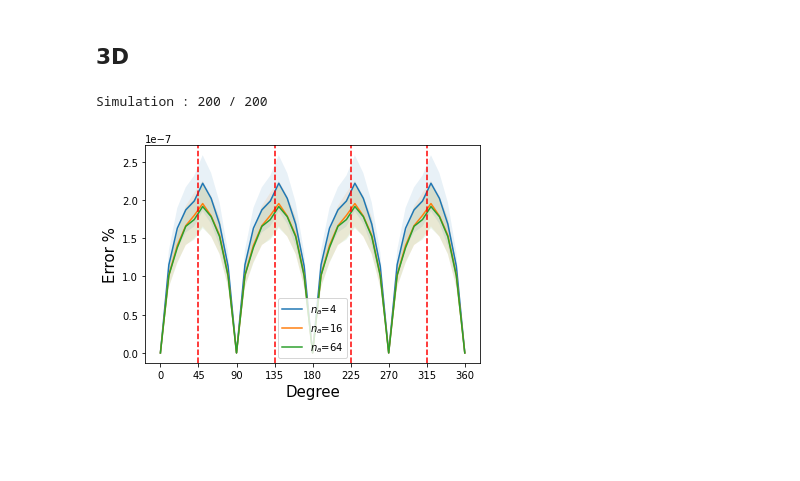
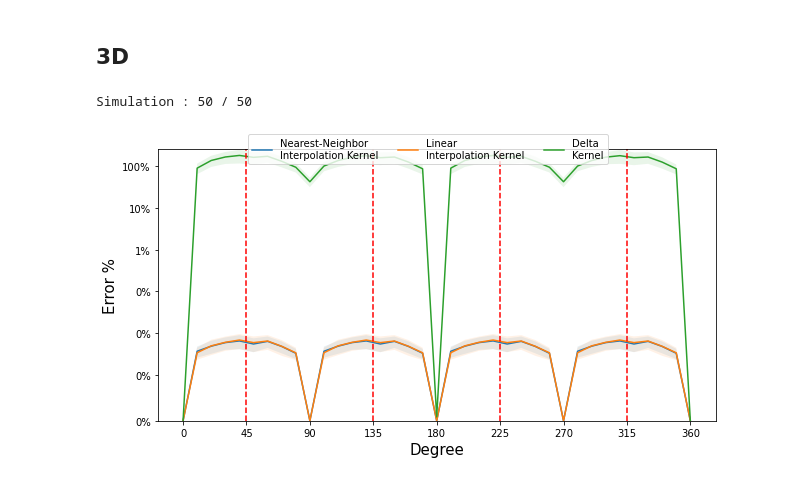
Before and after one commit to SoumyabrataKundu/Steerable, a Jupyter notebook: Plots.ipynb, the cells around one changed output. Drawn from its saved outputs; the diff is of its cells as text; code cells hidden in the pictures; blank space fills up the shorter version.

```diff
--- a/Plots.ipynb
+++ b/Plots.ipynb
@@ -180,9 +184,9 @@ plt.show()
 # %%
 # Model
 class Model(torch.nn.Module):
-    def __init__(self, n_angle, interpolation_type) -> None:
+    def __init__(self, interpolation_type) -> None:
         super().__init__()
-
+        n_angle = 256
         self.network = torch.nn.Sequential(
             snn.SE3Conv(1, [4,4], 5, n_angle=n_angle, padding='same', interpolation_type=interpolation_type),
             snn.SE3Conv([4,4], [16,16], 5, n_angle=n_angle, padding='same', interpolation_type=interpolation_type),
@@ -194,12 +198,46 @@ class Model(torch.nn.Module):
 
 dataset = GaussianDataset(size =(1,32,32,32))
 interpolation_type = 0
-check_equivariance([Model(n_angle=4, interpolation_type=interpolation_type).to(device),
-                    Model(n_angle=16, interpolation_type=interpolation_type).to(device),
-                    Model(n_angle=64, interpolation_type=interpolation_type).to(device),
-                   ],
-                   dataset, lambda x, degree:snn.rotate_image(x, (degree, 0, 0), order=1))
+stats_3d_z = check_equivariance([
+    Model(interpolation_type=0).to(device),
+    Model(interpolation_type=1).to(device),
+    Model(interpolation_type=-1).to(device)
+    ],
+    dataset, lambda x, degree:snn.rotate_image(x, (degree, 0, 0), order=1))
 # %% [output]
-Simulation : 200 / 200
+Simulation : 50 / 50
-[figure, removed]
+# %%
+fig, axes = plt.subplots(nrows=1, ncols=1)
+fig.set_size_inches(10,5)
+
+labels = ['Nearest-Neighbor\nInterpolation Kernel',
+          'Linear\nInterpolation Kernel',
+          'Delta\nKernel']
+
+for i in [0,1, -1]:
+    axes.plot(degrees, stats_3d_z[i,:,0], label=labels[i])
+    axes.fill_between(
+        degrees,
+        stats_3d_z[i,:,0] - 1.96*stats_3d_z[i,:,1]/sqrt(n_sim),
+        stats_3d_z[i,:,0] + 1.96*stats_3d_z[i,:,1]/sqrt(n_sim),
+        alpha=0.1
+    )
+
+axes.set_xticks([45*i for i in range(degrees.max().item()//45 + 1)])
+for intercept in [90*i+45 for i in range(round(degrees.max().item()/90))]:
+    axes.axvline(intercept, linestyle='dashed', color='red')
+
+axes.set_ylabel('Error %', size=15)
+axes.set_xlabel('Degree', size=15)
+
+# >>> key line to “show the excessive gap”
+axes.set_yscale('symlog', linthresh=0.001, linscale=1.0)    # tune linthresh as needed
+axes.yaxis.set_major_formatter(PercentFormatter(100))     # optional, if your data are percents
+axes.set_ylim(0)
+handles, labels = axes.get_legend_handles_labels()
+fig.legend(handles, labels, loc='upper center', bbox_to_anchor=(0.5, 0.935), ncol=3)
+
+plt.show()
+# %% [output]
+[figure, added]
 # %%
```
Also changed, not shown: parts of 6 cells of this notebook, 2 other files.
